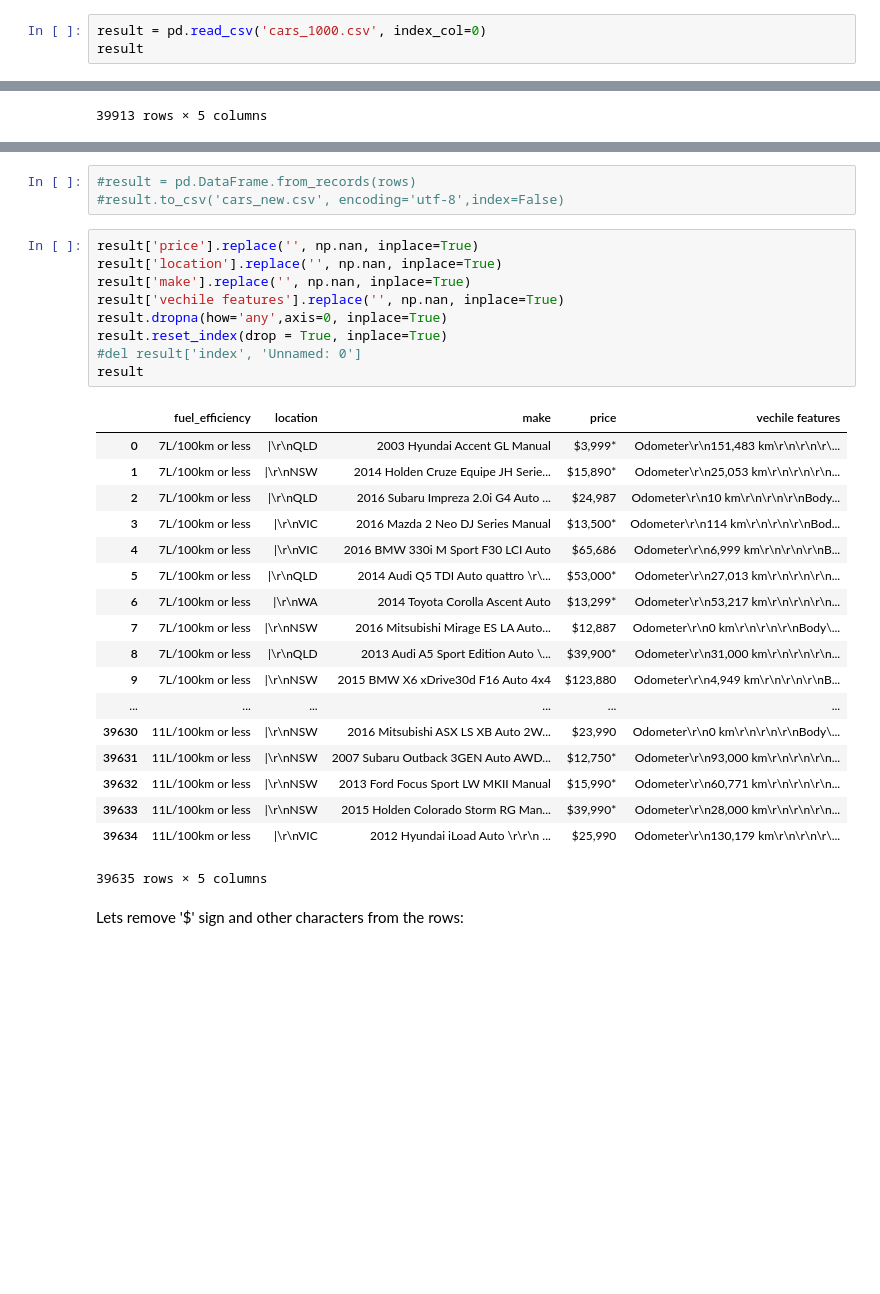
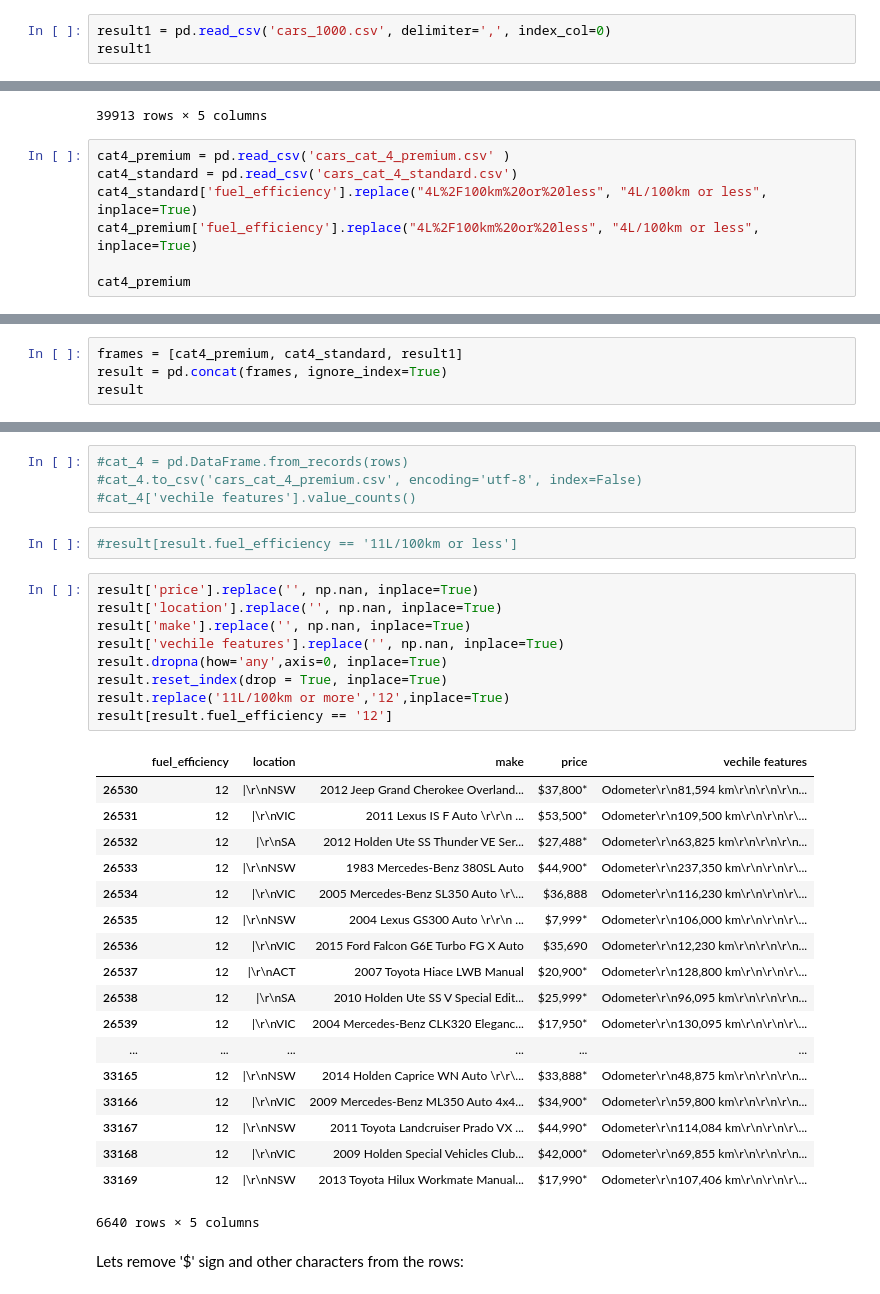
Before and after one commit to epkuznetsova/capstone_project_carsales, a Jupyter notebook: carsales.ipynb, the cells around one changed output, grey strips where cells are left out. Cells and saved outputs as stored; diff of their text form; blank space fills up the shorter version.

```diff
--- a/carsales.ipynb
+++ b/carsales.ipynb
@@ -52,6 +79,6 @@ for state in set([ '4L/100km or less', '5L/100km or less', '7L/100km or less', '
 # %%
-result = pd.read_csv('cars_1000.csv', index_col=0)
-result
+result1 = pd.read_csv('cars_1000.csv', delimiter=',', index_col=0)
+result1
 # %% [output]
 |  | fuel_efficiency | location | make | price | vechile features |
 | 0 | 7L/100km or less | |\r\nQLD | 2003 Hyundai Accent GL Manual | $3,999* | Odometer\r\n151,483 km\r\n\r\n\r\... |
@@ -71,3 +98,10 @@ result
 | 39911 | 11L/100km or less | |\r\nNSW | 2015 Holden Colorado Storm RG Man... | $39,990* | Odometer\r\n28,000 km\r\n\r\n\r\n... |
 | 39912 | 11L/100km or less | |\r\nVIC | 2012 Hyundai iLoad Auto \r\r\n ... | $25,990 | Odometer\r\n130,179 km\r\n\r\n\r\... |
 39913 rows × 5 columns
+# %%
+cat4_premium = pd.read_csv('cars_cat_4_premium.csv' )
+cat4_standard = pd.read_csv('cars_cat_4_standard.csv')
+cat4_standard['fuel_efficiency'].replace("4L%2F100km%20or%20less", "4L/100km or less", inplace=True)
+cat4_premium['fuel_efficiency'].replace("4L%2F100km%20or%20less", "4L/100km or less", inplace=True)
+
+cat4_premium
@@ -73,0 +127,4 @@ result
+# %%
+frames = [cat4_premium, cat4_standard, result1]
+result = pd.concat(frames, ignore_index=True)
+result
@@ -74,34 +150,37 @@ result
 # %%
-#result = pd.DataFrame.from_records(rows)
-#result.to_csv('cars_new.csv', encoding='utf-8',index=False)
+#cat_4 = pd.DataFrame.from_records(rows)
+#cat_4.to_csv('cars_cat_4_premium.csv', encoding='utf-8', index=False)
+#cat_4['vechile features'].value_counts()
+# %%
+#result[result.fuel_efficiency == '11L/100km or less']
 # %%
 result['price'].replace('', np.nan, inplace=True)
 result['location'].replace('', np.nan, inplace=True)
 result['make'].replace('', np.nan, inplace=True)
 result['vechile features'].replace('', np.nan, inplace=True)
 result.dropna(how='any',axis=0, inplace=True)
 result.reset_index(drop = True, inplace=True)
-#del result['index', 'Unnamed: 0']
-result
+result.replace('11L/100km or more','12',inplace=True)
+result[result.fuel_efficiency == '12']
 # %% [output]
 |  | fuel_efficiency | location | make | price | vechile features |
-| 0 | 7L/100km or less | |\r\nQLD | 2003 Hyundai Accent GL Manual | $3,999* | Odometer\r\n151,483 km\r\n\r\n\r\... |
-| 1 | 7L/100km or less | |\r\nNSW | 2014 Holden Cruze Equipe JH Serie... | $15,890* | Odometer\r\n25,053 km\r\n\r\n\r\n... |
-| 2 | 7L/100km or less | |\r\nQLD | 2016 Subaru Impreza 2.0i G4 Auto ... | $24,987 | Odometer\r\n10 km\r\n\r\n\r\nBody... |
-| 3 | 7L/100km or less | |\r\nVIC | 2016 Mazda 2 Neo DJ Series Manual | $13,500* | Odometer\r\n114 km\r\n\r\n\r\nBod... |
-| 4 | 7L/100km or less | |\r\nVIC | 2016 BMW 330i M Sport F30 LCI Auto | $65,686 | Odometer\r\n6,999 km\r\n\r\n\r\nB... |
-| 5 | 7L/100km or less | |\r\nQLD | 2014 Audi Q5 TDI Auto quattro \r\... | $53,000* | Odometer\r\n27,013 km\r\n\r\n\r\n... |
-| 6 | 7L/100km or less | |\r\nWA | 2014 Toyota Corolla Ascent Auto | $13,299* | Odometer\r\n53,217 km\r\n\r\n\r\n... |
-| 7 | 7L/100km or less | |\r\nNSW | 2016 Mitsubishi Mirage ES LA Auto... | $12,887 | Odometer\r\n0 km\r\n\r\n\r\nBody\... |
-| 8 | 7L/100km or less | |\r\nQLD | 2013 Audi A5 Sport Edition Auto \... | $39,900* | Odometer\r\n31,000 km\r\n\r\n\r\n... |
-| 9 | 7L/100km or less | |\r\nNSW | 2015 BMW X6 xDrive30d F16 Auto 4x4 | $123,880 | Odometer\r\n4,949 km\r\n\r\n\r\nB... |
+| 26530 | 12 | |\r\nNSW | 2012 Jeep Grand Cherokee Overland... | $37,800* | Odometer\r\n81,594 km\r\n\r\n\r\n... |
+| 26531 | 12 | |\r\nVIC | 2011 Lexus IS F Auto \r\r\n ... | $53,500* | Odometer\r\n109,500 km\r\n\r\n\r\... |
+| 26532 | 12 | |\r\nSA | 2012 Holden Ute SS Thunder VE Ser... | $27,488* | Odometer\r\n63,825 km\r\n\r\n\r\n... |
+| 26533 | 12 | |\r\nNSW | 1983 Mercedes-Benz 380SL Auto | $44,900* | Odometer\r\n237,350 km\r\n\r\n\r\... |
+| 26534 | 12 | |\r\nVIC | 2005 Mercedes-Benz SL350 Auto \r\... | $36,888 | Odometer\r\n116,230 km\r\n\r\n\r\... |
+| 26535 | 12 | |\r\nNSW | 2004 Lexus GS300 Auto \r\r\n ... | $7,999* | Odometer\r\n106,000 km\r\n\r\n\r\... |
+| 26536 | 12 | |\r\nVIC | 2015 Ford Falcon G6E Turbo FG X Auto | $35,690 | Odometer\r\n12,230 km\r\n\r\n\r\n... |
+| 26537 | 12 | |\r\nACT | 2007 Toyota Hiace LWB Manual | $20,900* | Odometer\r\n128,800 km\r\n\r\n\r\... |
+| 26538 | 12 | |\r\nSA | 2010 Holden Ute SS V Special Edit... | $25,999* | Odometer\r\n96,095 km\r\n\r\n\r\n... |
+| 26539 | 12 | |\r\nVIC | 2004 Mercedes-Benz CLK320 Eleganc... | $17,950* | Odometer\r\n130,095 km\r\n\r\n\r\... |
 | ... | ... | ... | ... | ... | ... |
-| 39630 | 11L/100km or less | |\r\nNSW | 2016 Mitsubishi ASX LS XB Auto 2W... | $23,990 | Odometer\r\n0 km\r\n\r\n\r\nBody\... |
-| 39631 | 11L/100km or less | |\r\nNSW | 2007 Subaru Outback 3GEN Auto AWD... | $12,750* | Odometer\r\n93,000 km\r\n\r\n\r\n... |
-| 39632 | 11L/100km or less | |\r\nNSW | 2013 Ford Focus Sport LW MKII Manual | $15,990* | Odometer\r\n60,771 km\r\n\r\n\r\n... |
-| 39633 | 11L/100km or less | |\r\nNSW | 2015 Holden Colorado Storm RG Man... | $39,990* | Odometer\r\n28,000 km\r\n\r\n\r\n... |
-| 39634 | 11L/100km or less | |\r\nVIC | 2012 Hyundai iLoad Auto \r\r\n ... | $25,990 | Odometer\r\n130,179 km\r\n\r\n\r\... |
+| 33165 | 12 | |\r\nNSW | 2014 Holden Caprice WN Auto \r\r\... | $33,888* | Odometer\r\n48,875 km\r\n\r\n\r\n... |
+| 33166 | 12 | |\r\nVIC | 2009 Mercedes-Benz ML350 Auto 4x4... | $34,900* | Odometer\r\n59,800 km\r\n\r\n\r\n... |
+| 33167 | 12 | |\r\nNSW | 2011 Toyota Landcruiser Prado VX ... | $44,990* | Odometer\r\n114,084 km\r\n\r\n\r\... |
+| 33168 | 12 | |\r\nVIC | 2009 Holden Special Vehicles Club... | $42,000* | Odometer\r\n69,855 km\r\n\r\n\r\n... |
+| 33169 | 12 | |\r\nNSW | 2013 Toyota Hilux Workmate Manual... | $17,990* | Odometer\r\n107,406 km\r\n\r\n\r\... |
-39635 rows × 5 columns
+6640 rows × 5 columns
 # %% [markdown]
 Lets remove '$' sign and other characters from the rows:
 # %%
```
Also changed, not shown: parts of 36 cells of this notebook.
